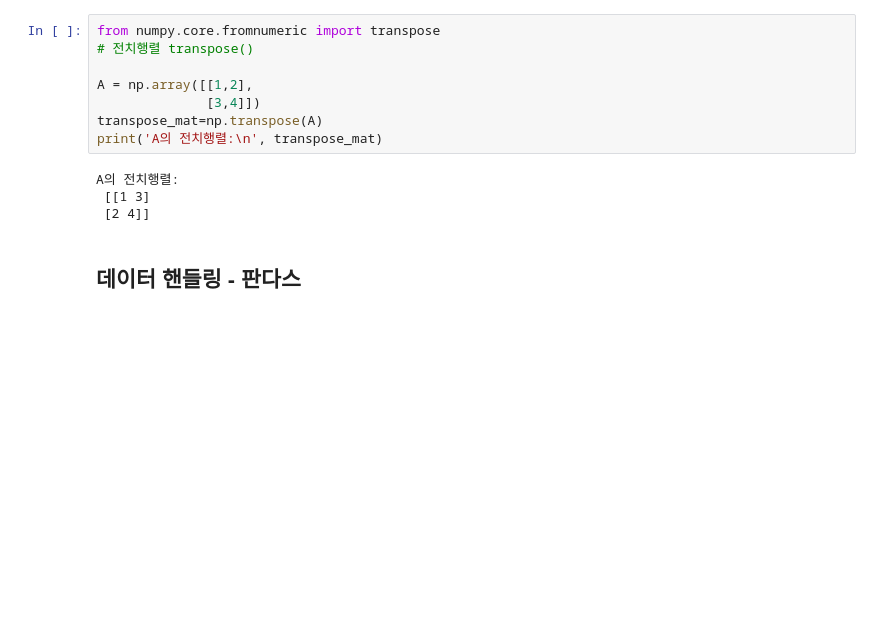
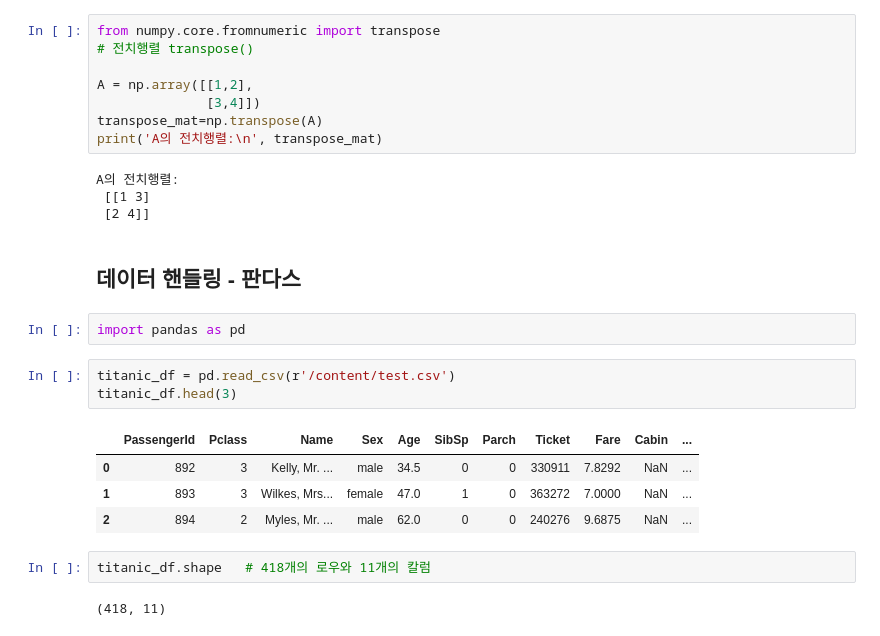
Before and after one commit to tngus18/gongboohaeboza, a Jupyter notebook: 파이썬_머신러닝_완벽_가이드_01_파이썬_기반의_머신러닝과_생태계이해.ipynb, the cells around one changed output. Drawn from its saved outputs; the diff is of its cells as text; blank space fills up the shorter version.

```diff
--- a/파이썬_머신러닝_완벽_가이드_01_파이썬_기반의_머신러닝과_생태계이해.ipynb
+++ b/파이썬_머신러닝_완벽_가이드_01_파이썬_기반의_머신러닝과_생태계이해.ipynb
@@ -246,3 +246,17 @@ A의 전치행렬:
  [2 4]]
 # %% [markdown]
 ## 데이터 핸들링 - 판다스
+# %%
+import pandas as pd
+# %%
+titanic_df = pd.read_csv(r'/content/test.csv')
+titanic_df.head(3)
+# %% [output]
+|  | PassengerId | Pclass | Name | Sex | Age | SibSp | Parch | Ticket | Fare | Cabin | ... |
+| 0 | 892 | 3 | Kelly, Mr. ... | male | 34.5 | 0 | 0 | 330911 | 7.8292 | NaN | ... |
+| 1 | 893 | 3 | Wilkes, Mrs... | female | 47.0 | 1 | 0 | 363272 | 7.0000 | NaN | ... |
+| 2 | 894 | 2 | Myles, Mr. ... | male | 62.0 | 0 | 0 | 240276 | 9.6875 | NaN | ... |
+# %%
+titanic_df.shape   # 418개의 로우와 11개의 칼럼
+# %% [output]
+(418, 11)
```
Also changed, not shown: parts of 52 cells of this notebook.
